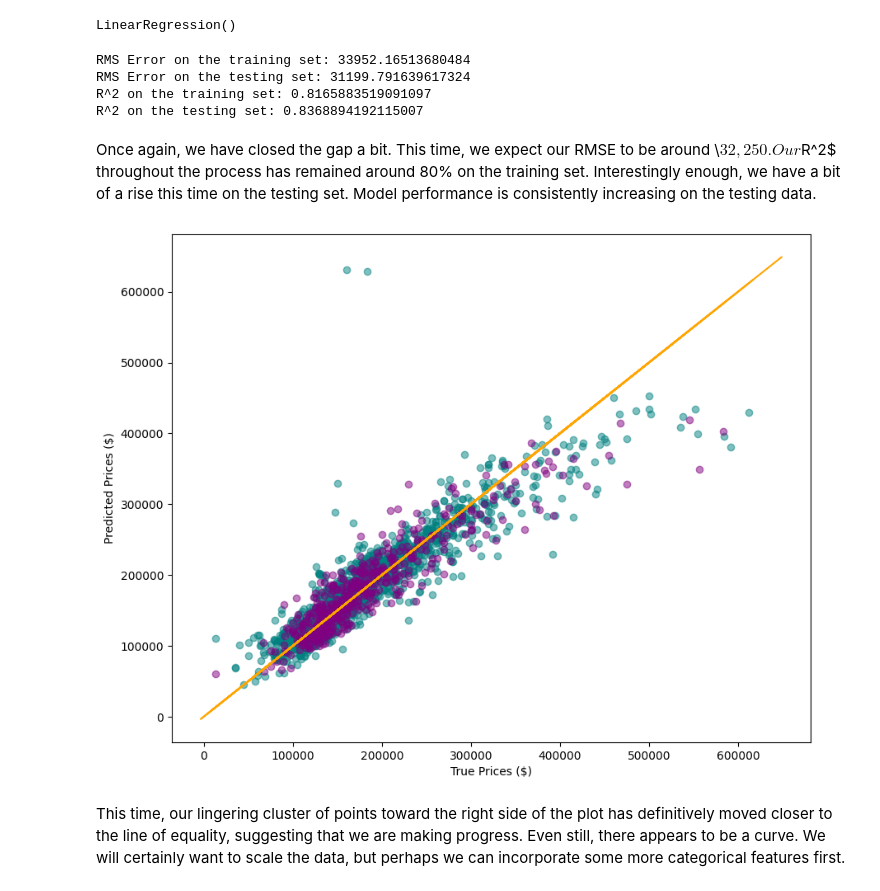
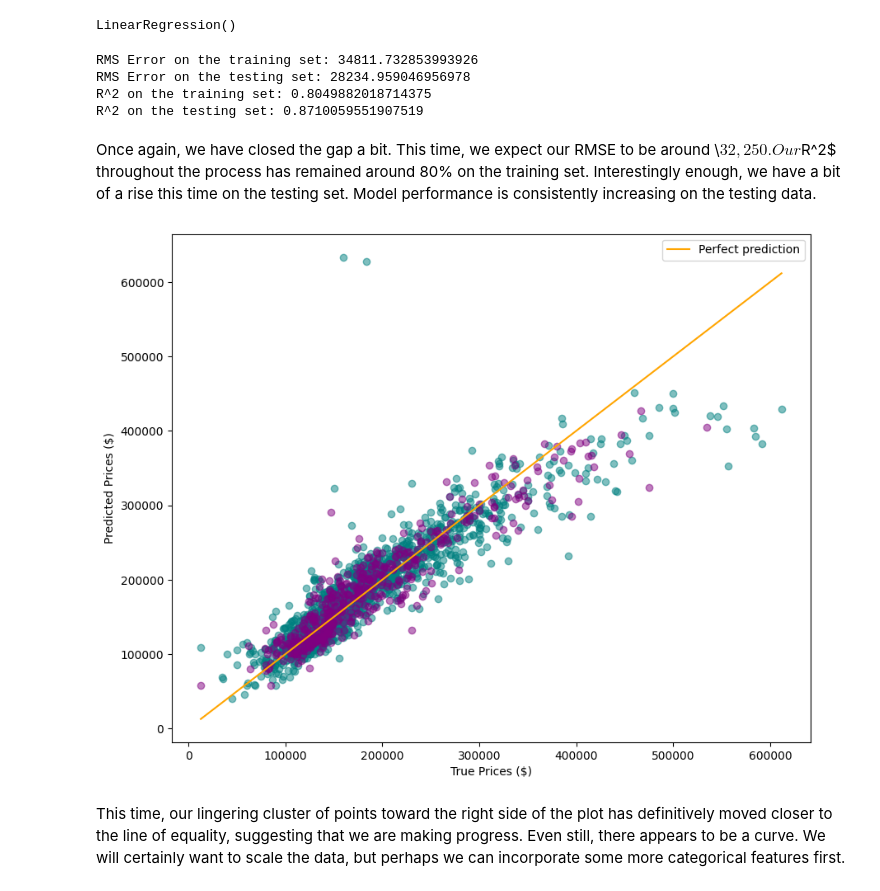
Before and after one commit to dmehta94/project-2-ames-housing-prediction, a Jupyter notebook: code/Project-2-Deval.ipynb, the cells around one changed output. Drawn from its saved outputs; the diff is of its cells as text; code cells hidden in the pictures.

```diff
--- a/code/Project-2-Deval.ipynb
+++ b/code/Project-2-Deval.ipynb
@@ -261,8 +256,8 @@ In order to effectively impute the data, we will have to treat categorical and n
 # %%
 categorical_columns = ames_training.select_dtypes('object').columns
 for column in categorical_columns:
-    ames_training[column].replace(np.nan, "NV", inplace = True)
-    ames_validation[column].replace(np.nan, "NV", inplace = True)
+    ames_training[column] = ames_training[column].replace(np.nan, "NV")
+    ames_validation[column] = ames_validation[column].replace(np.nan, "NV")
 
 ames_training.head()
 # %% [output]
@@ -395,11 +390,11 @@ ames_training[ames_training['PID'] == 903230120]
 # %% [markdown]
 The null values in our columns of interest are not isolated, as they have other corresponding information. For instance, listing 910201180 has a detached garage, with negligible information regarding it available. In a situation like this, our best option is to assume that the missing data falls within the expectation of our eventual model and simply delete it: we will *hope* that it is Missing Completely at Random (MCAR). In fact, in the interest of time and producing a preliminary model, we will simply remove all of the rows with a null value in any of our columns of interest.
 # %%
-ames_training.dropna(subset = still_null_corr_columns, inplace = True)
+ames_training = ames_training.dropna(subset = still_null_corr_columns)
 # %% [markdown]
 Note that we **cannot** do this for our testing data. Kaggle submissions require that there are precisely 878 rows of data, so we must impute the validation data. In the interest of time, we will impute each missing numerical values with 0, but ideally, we would have instantiated and used Simple Imputation to replace the missing values with the mean, assuming that the validation set is also MCAR.
 # %%
-ames_validation.replace(np.nan, 0, inplace = True)
+ames_validation = ames_validation.replace(np.nan, 0)
 # %%
 ames_training.shape, ames_validation.shape
 # %% [output]
@@ -731,22 +728,25 @@ print(f'RMS Error on the testing set: {rmse(y_test, y_test_preds)}')
 print(f'R^2 on the training set: {mlr_num_ord_inter.score(X_train, y_train)}')
 print(f'R^2 on the testing set: {mlr_num_ord_inter.score(X_test, y_test)}')
 # %% [output]
-RMS Error on the training set: 33952.16513680484
-RMS Error on the testing set: 31199.791639617324
-R^2 on the training set: 0.8165883519091097
-R^2 on the testing set: 0.8368894192115007
+RMS Error on the training set: 34811.732853993926
+RMS Error on the testing set: 28234.959046956978
+R^2 on the training set: 0.8049882018714375
+R^2 on the testing set: 0.8710059551907519
 # %% [markdown]
 Once again, we have closed the gap a bit. This time, we expect our RMSE to be around \\$32,250. Our $R^2$ throughout the process has remained around 80\% on the training set. Interestingly enough, we have a bit of a rise this time on the testing set. Model performance is consistently increasing on the testing data.
 # %%
+y_range = [y.min(), y.max()]
+
 plt.figure(figsize = (10,8))
 plt.scatter(y_train, y_train_preds, alpha = 0.5, c = 'teal')
 plt.scatter(y_test, y_test_preds, alpha = 0.5, c = 'purple')
-plt.plot([ys, y_preds], [ys, y_preds], color = 'orange')
+plt.plot(y_range, y_range, color = 'orange', label = 'Perfect prediction')
 plt.xlabel('True Prices ($)')
 plt.ylabel('Predicted Prices ($)')
+plt.legend()
 plt.savefig('../images/num_and_ord_with_interaction_true_vs_predicted.png', dpi = 300);
 # %% [output]
-[figure, old version]
+[figure, new version]
 # %% [markdown]
 This time, our lingering cluster of points toward the right side of the plot has definitively moved closer to the line of equality, suggesting that we are making progress. Even still, there appears to be a curve. We will certainly want to scale the data, but perhaps we can incorporate some more categorical features first.
 # %%
```
Also changed, not shown: parts of 18 cells of this notebook.
